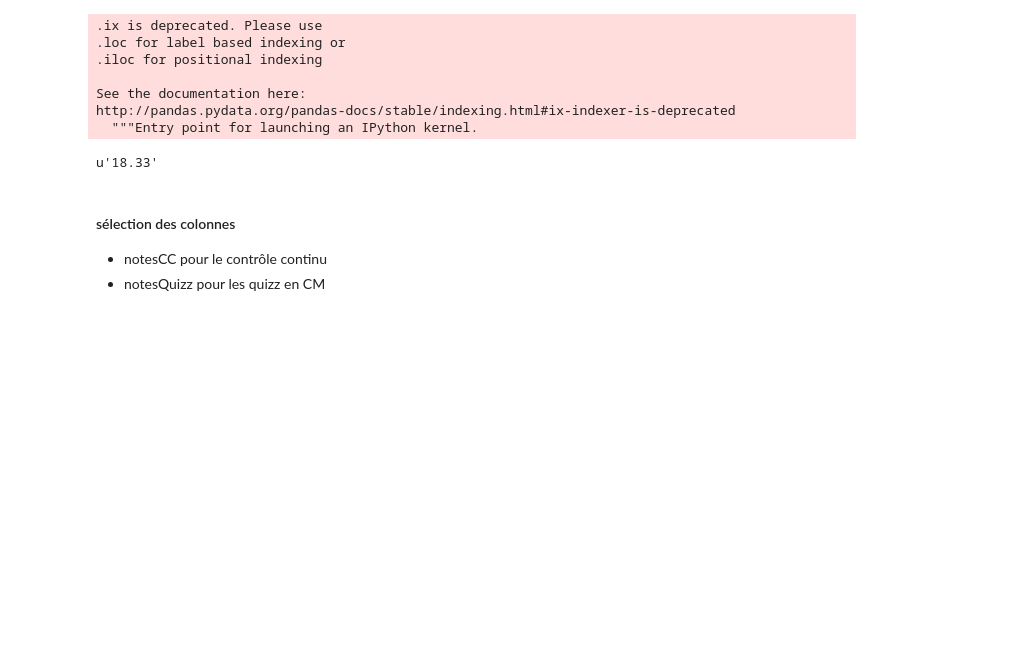
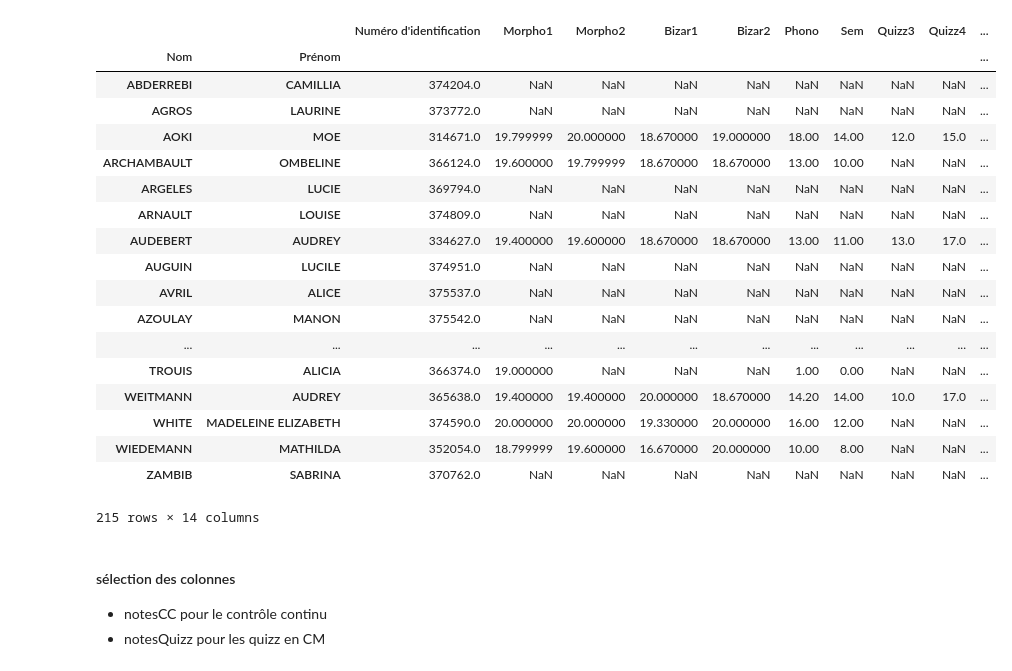
Before and after one commit to gboye/Divers, a Jupyter notebook: LG-NotesBonusQuizz.ipynb, the cells around one changed output. Saved outputs shown, nothing was run; the diff lists cells and outputs as text; code cells hidden in the pictures; blank space fills up the shorter version.

```diff
--- a/LG-NotesBonusQuizz.ipynb
+++ b/LG-NotesBonusQuizz.ipynb
@@ -8,17 +9,28 @@ notesNom=u"/Users/gilles/Downloads/LNS1U4-LNS1T2-NotesMajeure.csv"
 dfNotes=pd.read_csv(notesNom,sep="\t",encoding="utf8")
 # %%
 dfNotes.set_index([u'Nom', u'Prénom'],inplace=True)
-# %%
-dfNotes.ix[2]["Prasi"]
-# %% [output]
-.ix is deprecated. Please use
-.loc for label based indexing or
-.iloc for positional indexing
-
-See the documentation here:
-http://pandas.pydata.org/pandas-docs/stable/indexing.html#ix-indexer-is-deprecated
-  """Entry point for launching an IPython kernel.
-u'18.33'
+# %%
+dfNotes
+# %% [output]
+|  |  | Numéro d'identification | Morpho1 | Morpho2 | Bizar1 | Bizar2 | Phono | Sem | Quizz3 | Quizz4 | ... |
+| Nom | Prénom |  |  |  |  |  |  |  |  |  | ... |
+| ABDERREBI | CAMILLIA | 374204.0 | NaN | NaN | NaN | NaN | NaN | NaN | NaN | NaN | ... |
+| AGROS | LAURINE | 373772.0 | NaN | NaN | NaN | NaN | NaN | NaN | NaN | NaN | ... |
+| AOKI | MOE | 314671.0 | 19.799999 | 20.000000 | 18.670000 | 19.000000 | 18.00 | 14.00 | 12.0 | 15.0 | ... |
+| ARCHAMBAULT | OMBELINE | 366124.0 | 19.600000 | 19.799999 | 18.670000 | 18.670000 | 13.00 | 10.00 | NaN | NaN | ... |
+| ARGELES | LUCIE | 369794.0 | NaN | NaN | NaN | NaN | NaN | NaN | NaN | NaN | ... |
+| ARNAULT | LOUISE | 374809.0 | NaN | NaN | NaN | NaN | NaN | NaN | NaN | NaN | ... |
+| AUDEBERT | AUDREY | 334627.0 | 19.400000 | 19.600000 | 18.670000 | 18.670000 | 13.00 | 11.00 | 13.0 | 17.0 | ... |
+| AUGUIN | LUCILE | 374951.0 | NaN | NaN | NaN | NaN | NaN | NaN | NaN | NaN | ... |
+| AVRIL | ALICE | 375537.0 | NaN | NaN | NaN | NaN | NaN | NaN | NaN | NaN | ... |
+| AZOULAY | MANON | 375542.0 | NaN | NaN | NaN | NaN | NaN | NaN | NaN | NaN | ... |
+| ... | ... | ... | ... | ... | ... | ... | ... | ... | ... | ... | ... |
+| TROUIS | ALICIA | 366374.0 | 19.000000 | NaN | NaN | NaN | 1.00 | 0.00 | NaN | NaN | ... |
+| WEITMANN | AUDREY | 365638.0 | 19.400000 | 19.400000 | 20.000000 | 18.670000 | 14.20 | 14.00 | 10.0 | 17.0 | ... |
+| WHITE | MADELEINE ELIZABETH | 374590.0 | 20.000000 | 20.000000 | 19.330000 | 20.000000 | 16.00 | 12.00 | NaN | NaN | ... |
+| WIEDEMANN | MATHILDA | 352054.0 | 18.799999 | 19.600000 | 16.670000 | 20.000000 | 10.00 | 8.00 | NaN | NaN | ... |
+| ZAMBIB | SABRINA | 370762.0 | NaN | NaN | NaN | NaN | NaN | NaN | NaN | NaN | ... |
+215 rows × 14 columns
 # %% [markdown]
 #### sélection des colonnes
 - notesCC pour le contrôle continu
```
Also changed, not shown: parts of 6 cells of this notebook, 3 other files.
